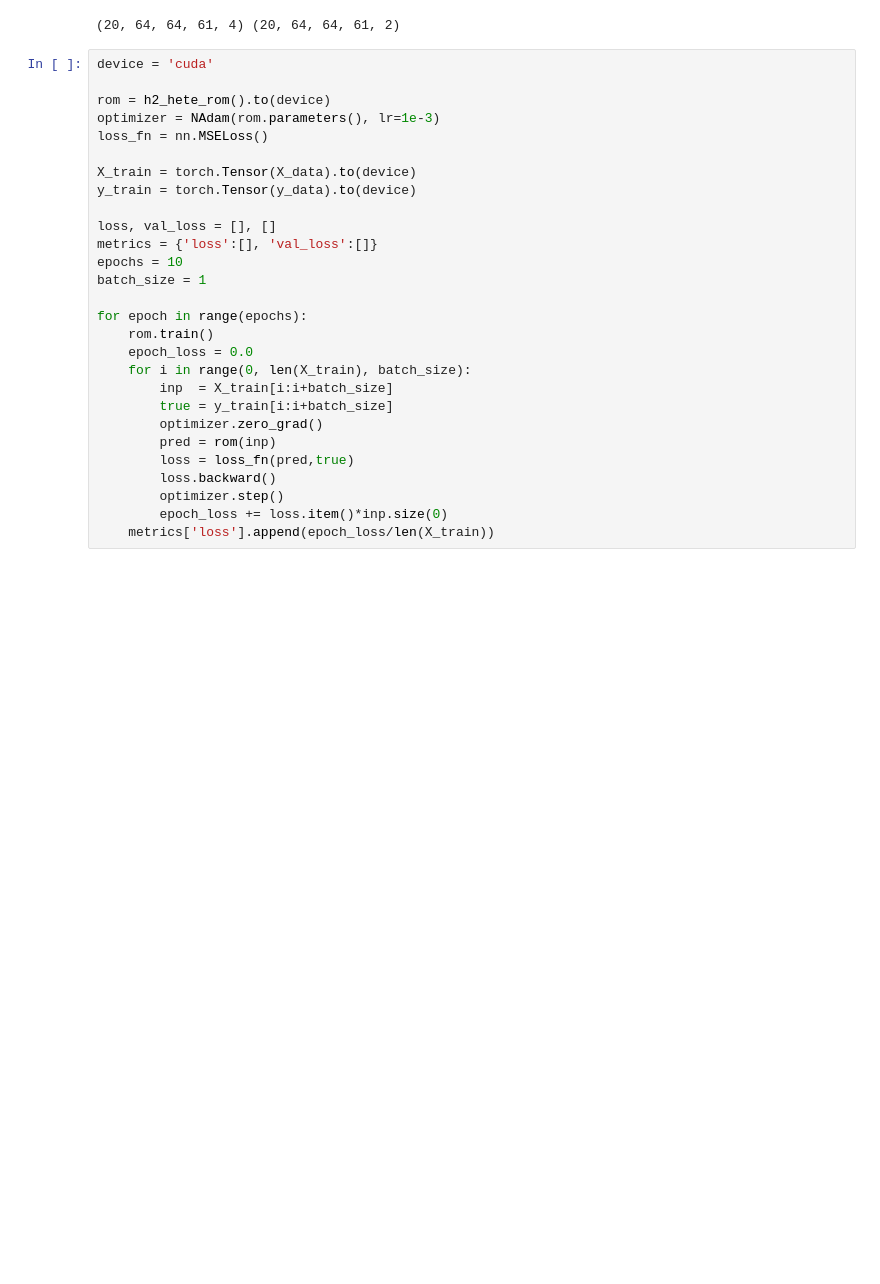
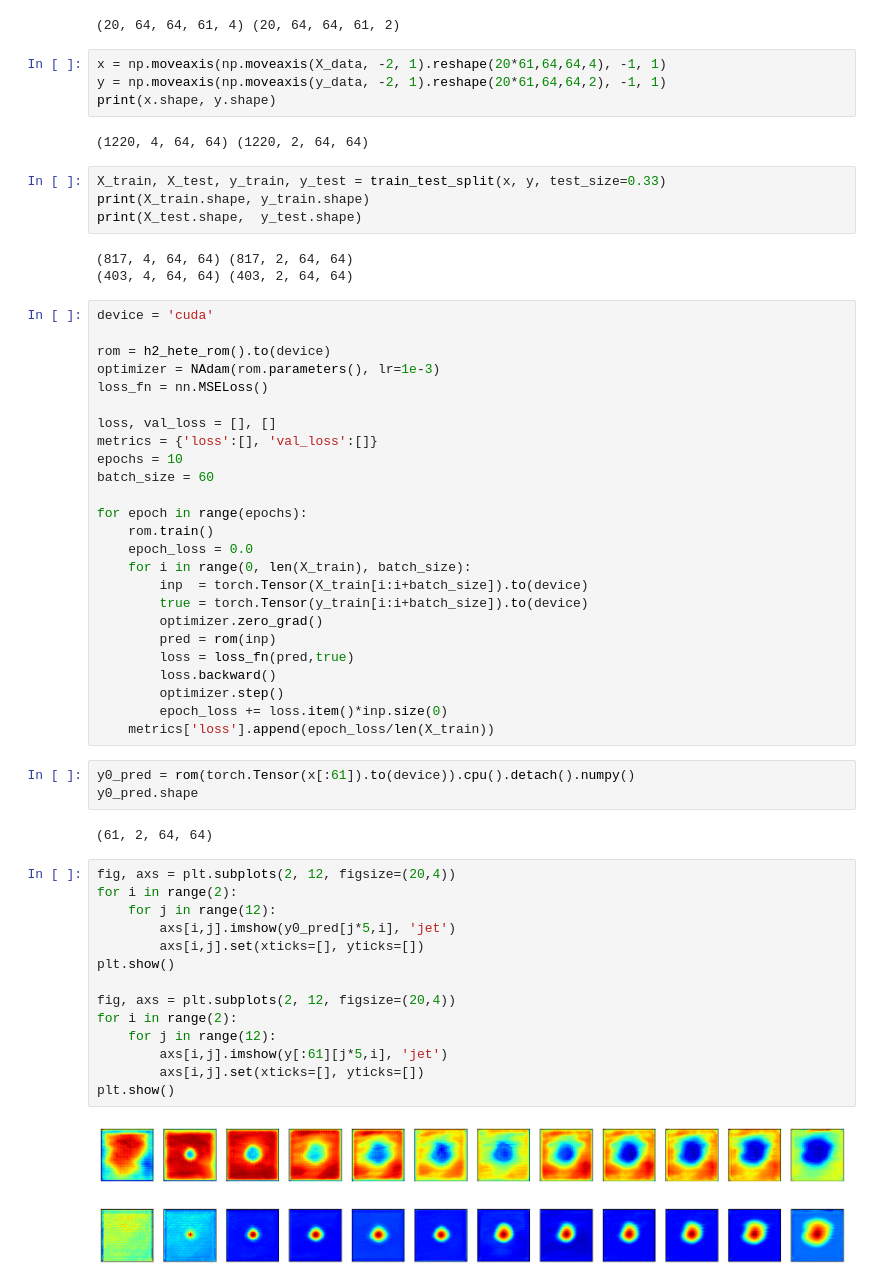
Before and after one commit to misaelmmorales/H2-Proxy, a Jupyter notebook: heterogeneity/main.ipynb, the cells around one changed output. Cells and saved outputs as stored; diff of their text form; blank space fills up the shorter version.

```diff
--- a/heterogeneity/main.ipynb
+++ b/heterogeneity/main.ipynb
@@ -266,6 +19,19 @@ y_data = np.load('y_data.npy')
 print(X_data.shape, y_data.shape)
 # %% [output]
 (20, 64, 64, 61, 4) (20, 64, 64, 61, 2)
+# %%
+x = np.moveaxis(np.moveaxis(X_data, -2, 1).reshape(20*61,64,64,4), -1, 1)
+y = np.moveaxis(np.moveaxis(y_data, -2, 1).reshape(20*61,64,64,2), -1, 1)
+print(x.shape, y.shape)
+# %% [output]
+(1220, 4, 64, 64) (1220, 2, 64, 64)
+# %%
+X_train, X_test, y_train, y_test = train_test_split(x, y, test_size=0.33)
+print(X_train.shape, y_train.shape)
+print(X_test.shape,  y_test.shape)
+# %% [output]
+(817, 4, 64, 64) (817, 2, 64, 64)
+(403, 4, 64, 64) (403, 2, 64, 64)
 # %%
 device = 'cuda'
 
@@ -273,20 +39,17 @@ rom = h2_hete_rom().to(device)
 optimizer = NAdam(rom.parameters(), lr=1e-3)
 loss_fn = nn.MSELoss()
 
-X_train = torch.Tensor(X_data).to(device)
-y_train = torch.Tensor(y_data).to(device)
-
 loss, val_loss = [], []
 metrics = {'loss':[], 'val_loss':[]}
 epochs = 10
-batch_size = 1
+batch_size = 60
 
 for epoch in range(epochs):
     rom.train()
     epoch_loss = 0.0
     for i in range(0, len(X_train), batch_size):
-        inp  = X_train[i:i+batch_size]
-        true = y_train[i:i+batch_size]
+        inp  = torch.Tensor(X_train[i:i+batch_size]).to(device)
+        true = torch.Tensor(y_train[i:i+batch_size]).to(device)
         optimizer.zero_grad()
         pred = rom(inp)
         loss = loss_fn(pred,true)
@@ -294,3 +57,24 @@ for epoch in range(epochs):
         optimizer.step()
         epoch_loss += loss.item()*inp.size(0)
     metrics['loss'].append(epoch_loss/len(X_train))
+# %%
+y0_pred = rom(torch.Tensor(x[:61]).to(device)).cpu().detach().numpy()
+y0_pred.shape
+# %% [output]
+(61, 2, 64, 64)
+# %%
+fig, axs = plt.subplots(2, 12, figsize=(20,4))
+for i in range(2):
+    for j in range(12):
+        axs[i,j].imshow(y0_pred[j*5,i], 'jet')
+        axs[i,j].set(xticks=[], yticks=[])
+plt.show()
+
+fig, axs = plt.subplots(2, 12, figsize=(20,4))
+for i in range(2):
+    for j in range(12):
+        axs[i,j].imshow(y[:61][j*5,i], 'jet')
+        axs[i,j].set(xticks=[], yticks=[])
+plt.show()
+# %% [output]
+[figure, added]
```
Also changed, not shown: parts of 9 cells of this notebook, 1 other file.
